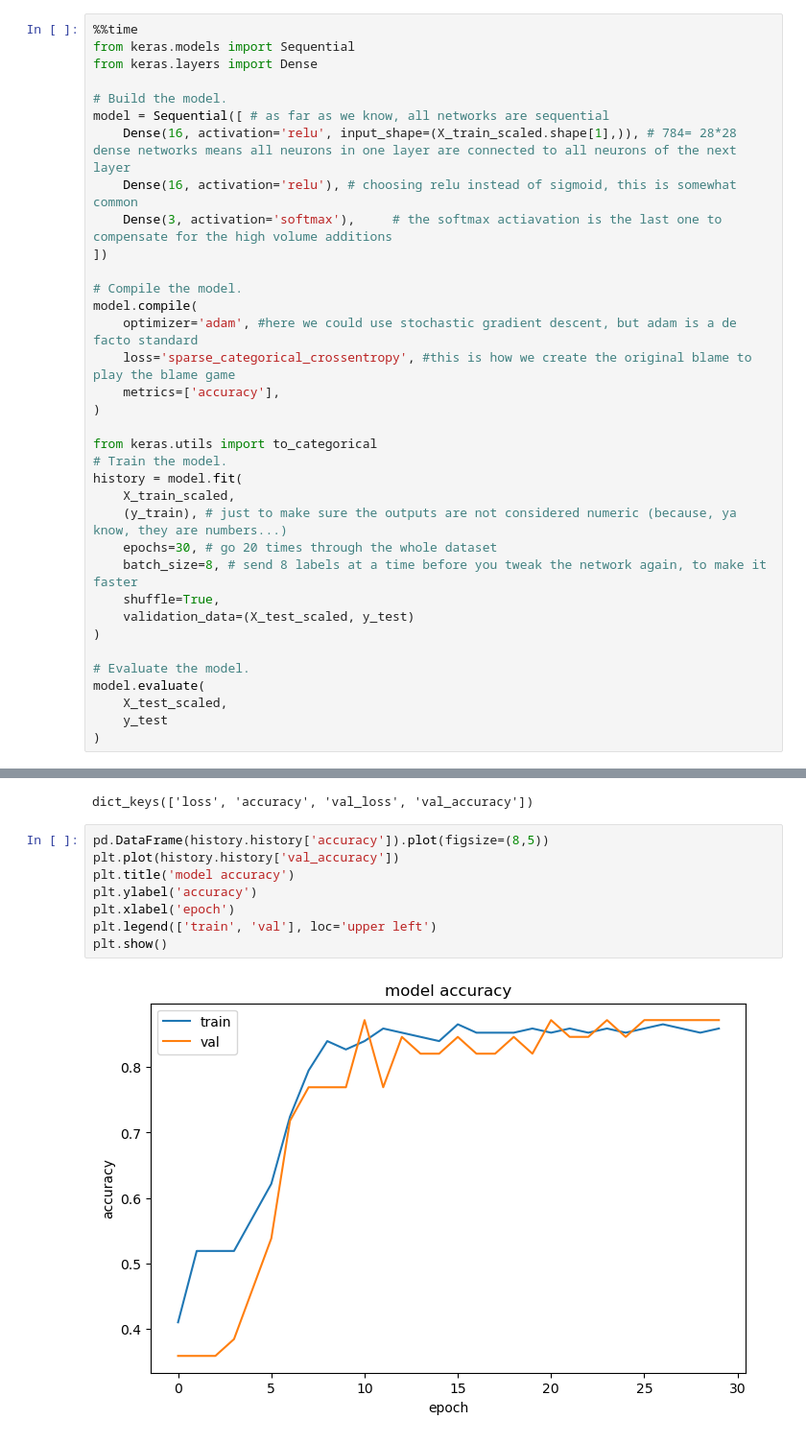
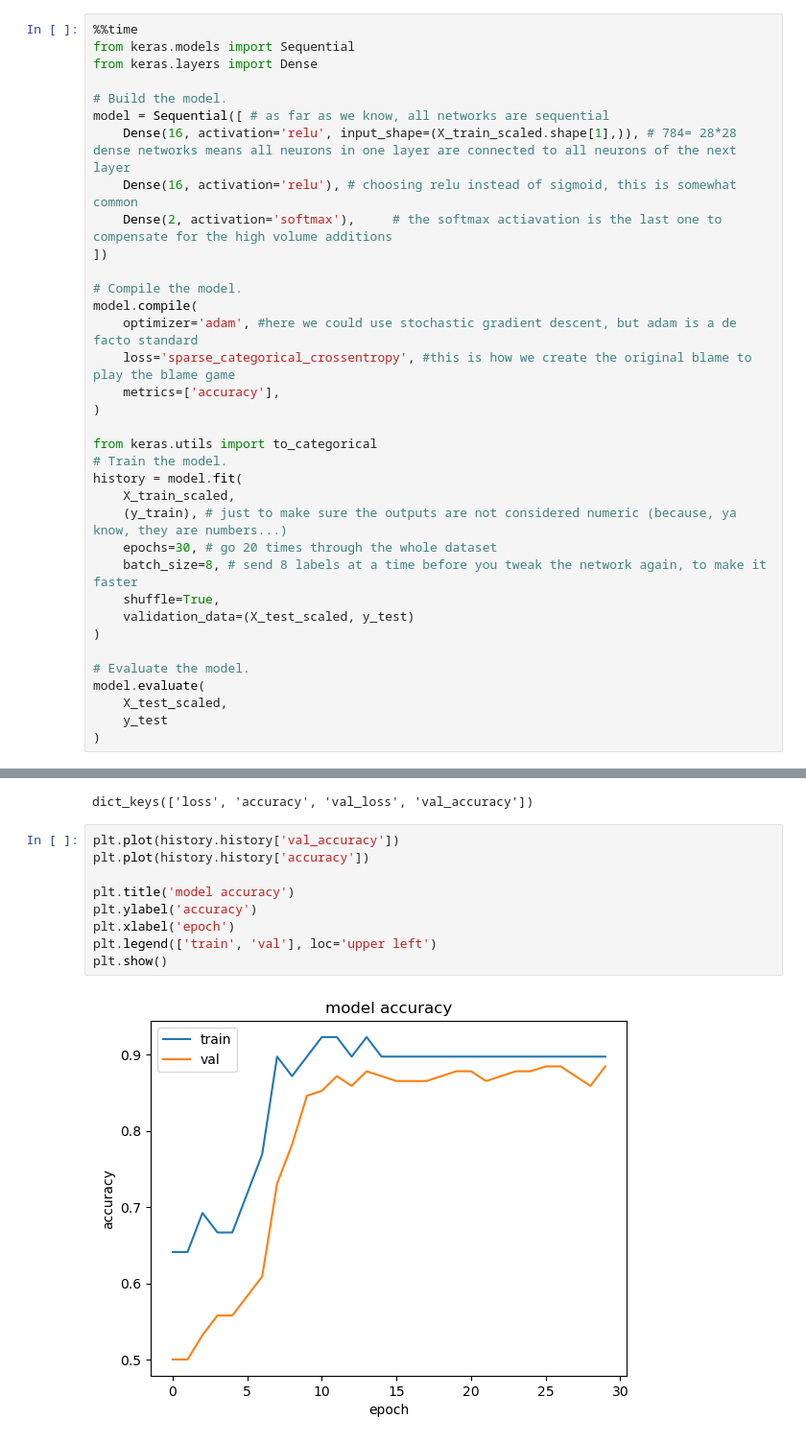
Before and after one commit to Jesus-Almansa/SupportVectorMachine, a Jupyter notebook: VSM_NN.ipynb, the cells around one changed output, grey strips where cells are left out. Shown at 96% size. Drawn from its saved outputs; the diff is of its cells as text.

```diff
--- a/VSM_NN.ipynb
+++ b/VSM_NN.ipynb
@@ -458,7 +473,7 @@ from keras.layers import Dense
 model = Sequential([ # as far as we know, all networks are sequential
     Dense(16, activation='relu', input_shape=(X_train_scaled.shape[1],)), # 784= 28*28 dense networks means all neurons in one layer are connected to all neurons of the next layer
     Dense(16, activation='relu'), # choosing relu instead of sigmoid, this is somewhat common
-    Dense(3, activation='softmax'),     # the softmax actiavation is the last one to compensate for the high volume additions
+    Dense(2, activation='softmax'),     # the softmax actiavation is the last one to compensate for the high volume additions
 ])
 
 # Compile the model.
@@ -510,13 +525,14 @@ history.history.keys()
 # %% [output]
 dict_keys(['loss', 'accuracy', 'val_loss', 'val_accuracy'])
 # %%
-pd.DataFrame(history.history['accuracy']).plot(figsize=(8,5))
 plt.plot(history.history['val_accuracy'])
+plt.plot(history.history['accuracy'])
+
 plt.title('model accuracy')
 plt.ylabel('accuracy')
 plt.xlabel('epoch')
 plt.legend(['train', 'val'], loc='upper left')
 plt.show()
 # %% [output]
-[figure, old version]
+[figure, new version]
 # %%
```
Also changed, not shown: parts of 4 cells of this notebook.
